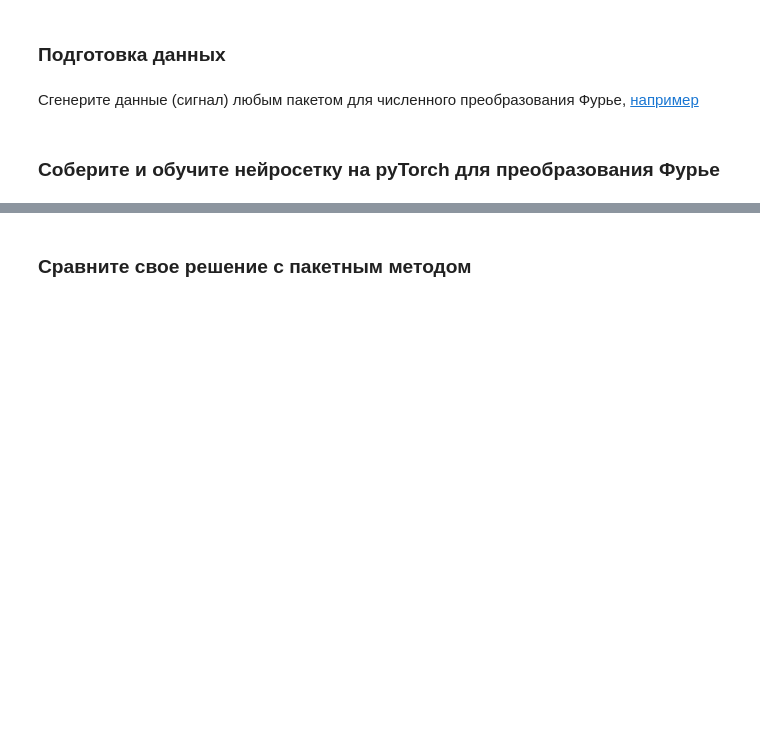
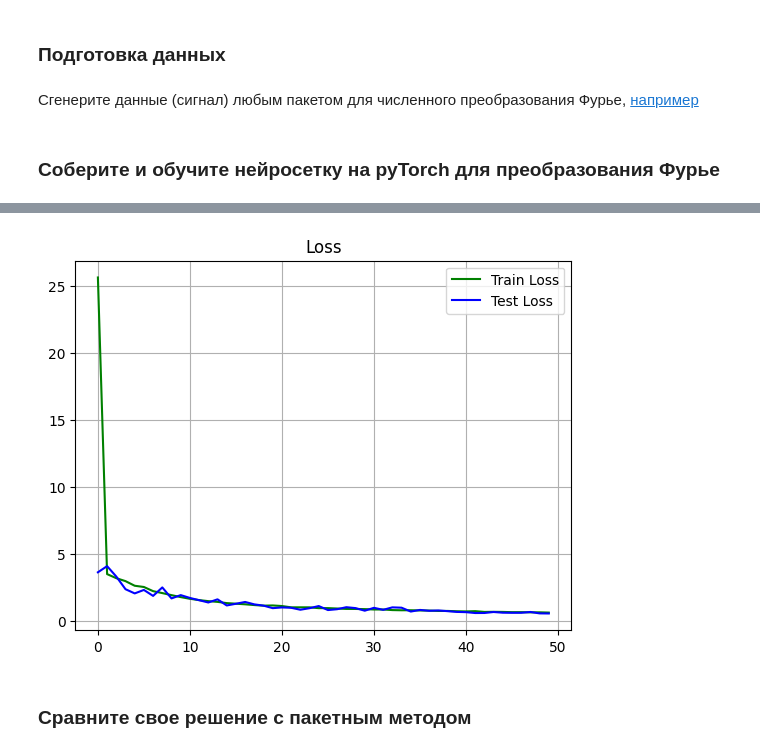
Before and after one commit to sibenshtern/ml_mipt, a Jupyter notebook: homeworks/hw4/hw4.ipynb, the cells around one changed output, grey strips where cells are left out. Drawn from its saved outputs; the diff is of its cells as text; code cells hidden in the pictures; blank space fills up the shorter version.

```diff
--- a/homeworks/hw4/hw4.ipynb
+++ b/homeworks/hw4/hw4.ipynb
@@ -52,0 +42,3 @@ test_dataset = FourierDataset(int(dataset_length * 0.2))
+# %%
+def fft_func(x):
+    return np.abs(np.fft.fftshift(np.fft.fft(x, axis=1).real, axes=1), dtype='float32')
@@ -70,7 +65,7 @@ class NeuralNetwork(nn.Module):
 # %%
 learning_rate = 1e-3
 
-model = NeuralNetwork(1024).to(device)
+model = NeuralNetwork().to(device)
 loss_fn = nn.MSELoss()
 optimizer = torch.optim.Adam(model.parameters(), lr=learning_rate)
 # %%
@@ -86,13 +81,13 @@ def train_loop(dataloader, model, loss_fn, optimizer):
         pred = model(X)
         loss = loss_fn(pred, y)
 
+        optimizer.zero_grad()
         loss.backward()
         optimizer.step()
-        optimizer.zero_grad()
 
         total_loss += loss.item()
 
-        if batch % 100 == 0:
+        if batch % (batch_size * 5) == 0:
             current = batch * len(X)
             print(f"Batch {batch}, loss: {loss.item():.6f} [{current:>5d}/{size:>5d}]")
 
@@ -117,14 +112,26 @@ def test_loop(dataloader, model, loss_fn):
     avg_loss = total_loss / num_batches
     return avg_loss
 # %%
-train_dataloader = DataLoader(train_dataset)
-test_dataloader = DataLoader(test_dataset)
+batch_size = 32
 
-epochs = 100
+train_dataloader = DataLoader(train_dataset, batch_size=batch_size, shuffle=True)
+test_dataloader = DataLoader(test_dataset, batch_size=batch_size, shuffle=True)
+
+train_losses = []
+test_losses = []
+
+epochs = 50
 for t in range(epochs):
     print(f"Epoch {t + 1}\n---------------------------")
-    train_loop(train_dataloader, model, loss_fn, optimizer)
-    test_loop(test_dataloader, model, loss_fn)
+    train_loss = train_loop(train_dataloader, model, loss_fn, optimizer)
+    test_loss = test_loop(test_dataloader, model, loss_fn)
+
+    print(f"Train Avg Loss: {train_loss:.6f}")
+    print(f"Test Avg Loss: {test_loss:.6f}")
+
+    train_losses.append(train_loss)
+    test_losses.append(test_loss)
+
     print("Done!")
 # %% [output]
 Epoch 1
@@ -139,2 +162,18 @@ KeyboardInterrupt:
+# %%
+def plot_losses(train_losses, test_losses, epochs):
+    fig, ax = plt.subplots()
+    ax.set_title("Loss")
+
+    ax.plot(np.arange(0, epochs), train_losses, color="green", label="Train Loss")
+    ax.plot(np.arange(0, epochs), test_losses, color="blue", label="Test Loss")
+    ax.grid()
+
+    plt.legend()
+    plt.show()
+
+
+plot_losses(train_losses, test_losses, 50)
+# %% [output]
+[figure, added]
 # %% [markdown]
 ### Сравните свое решение с пакетным методом
```
Also changed, not shown: parts of 25 cells of this notebook.
